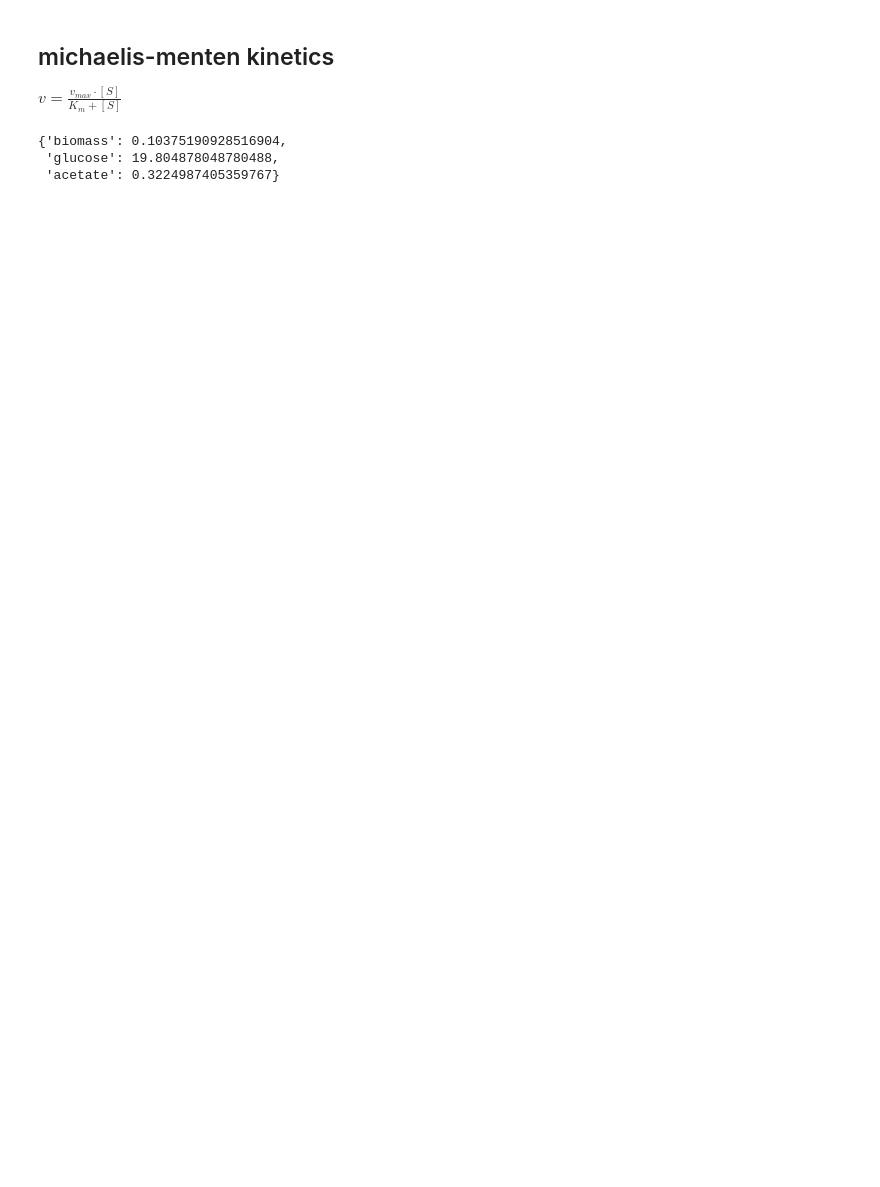
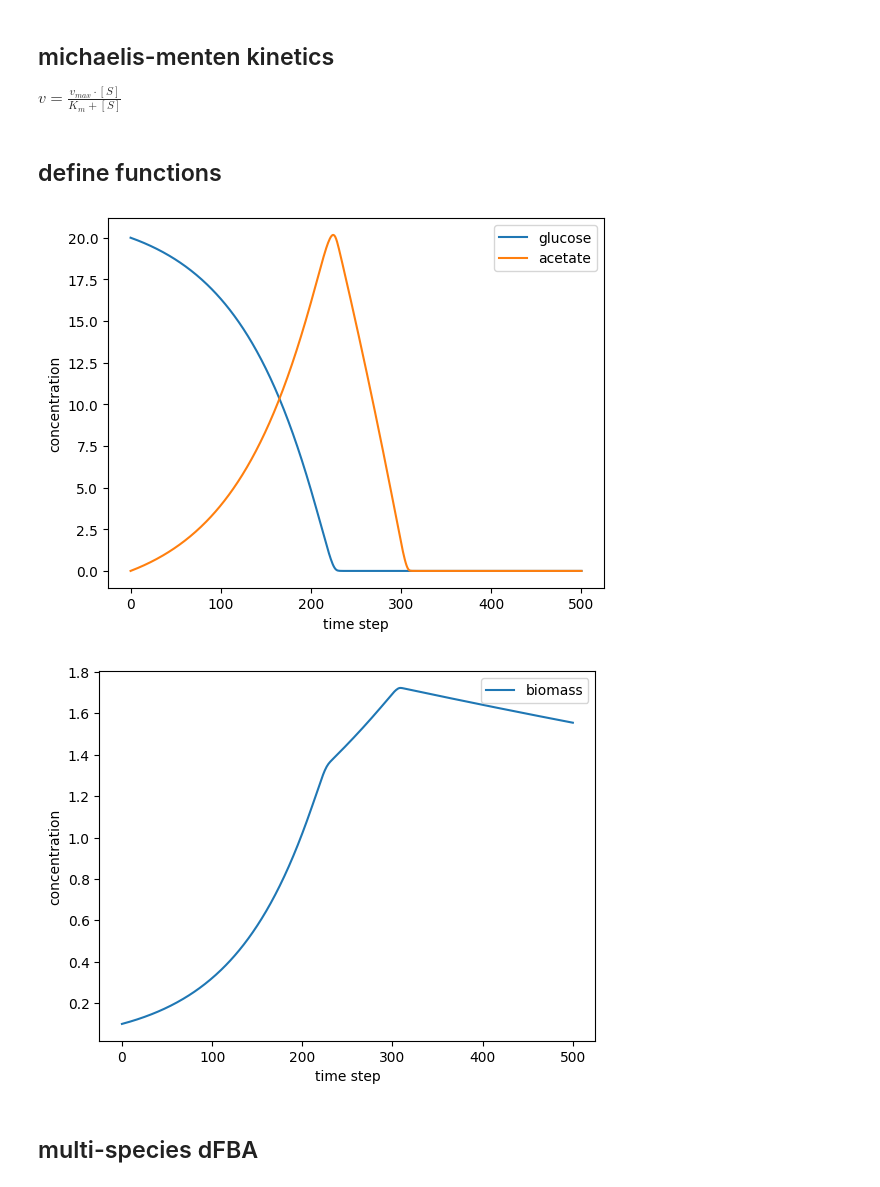
Before and after one commit to eagmon/notebook_tests, a Jupyter notebook: sim_study_work_dfba.ipynb, the cells around one changed output. Drawn from its saved outputs; the diff is of its cells as text; code cells hidden in the pictures; blank space fills up the shorter version.

Commit message:
dfba work

```diff
--- a/sim_study_work_dfba.ipynb
+++ b/sim_study_work_dfba.ipynb
@@ -25,3 +45,5 @@ ecoli
 $
 v = \frac{v_{max} \cdot [S]}{K_m + [S]}
 $
+# %% [markdown]
+## define functions
@@ -28,44 +130,4 @@ $
 # %%
-# define the function
-def perform_dfba(
-    model,
-    initial_conditions,
-    kinetic_params,
-    reaction_names,
-    biomass_name_map,
-    dt,
-):
-    updated_state = initial_conditions.copy()
-
-    for substrate_id, reaction_id in reaction_names.items():
-        Km, Vmax = kinetic_params[substrate_id]
-        substrate_concentration = initial_conditions[substrate_id]
-
-        # calculate michaelis-menten flux
-        flux = Vmax * substrate_concentration / (Km + substrate_concentration)
-
-        # use the flux to constrain fba
-        model.reactions.get_by_id(reaction_id).lower_bound = -flux
-
-    # solve fba under these constraints
-    solution = model.optimize()
-
-    # gather the results
-    ## update biomass
-    biomass_growth_rate = solution.fluxes[biomass_name_map[1]]
-    current_biomass = updated_state[biomass_name_map[0]]
-    updated_state[biomass_name_map[0]] += biomass_growth_rate * current_biomass * dt
-
-    ## update substrates
-    for substrate_id, reaction_id in reaction_names.items():
-        flux = solution.fluxes[reaction_id]
-        current_substrate_conc = updated_state[substrate_id]
-        updated_state[substrate_id] += flux * current_biomass * dt
-
-    return updated_state
-
-
-
 # example
 conditions1 = {
     'biomass': 0.1,  # initial biomass concentration
@@ -82,19 +144,27 @@ rxn_name_map = {
 }
 biomass_name_map = ('biomass', 'Biomass_Ecoli_core')
 
-time_interval = 1
+# define simulation timescale
+time_interval = 0.1  # how long is a single timestep?
+total_steps = 500  # how many steps of dfba do we want to run?
 
 # call the dfba function and get results
 dfba_results = perform_dfba(
     model=ecoli,
     initial_conditions=conditions1,
     kinetic_params=kinetics1,
-    reaction_names=rxn_name_map,
+    substrate_to_reaction_map=rxn_name_map,
     biomass_name_map=biomass_name_map,
-    dt=time_interval
+    dt=time_interval,
+    total_steps=total_steps,
 )
-dfba_results
-# %% [output]
-{'biomass': 0.10375190928516904,
- 'glucose': 19.804878048780488,
- 'acetate': 0.3224987405359767}
+# %%
+nutrient_results = {key: value for key, value in dfba_results.items() if key != 'biomass'}
+biomass_results = {key: value for key, value in dfba_results.items() if key == 'biomass'}
+plot_dfba_results(total_steps, nutrient_results)
+plot_dfba_results(total_steps, biomass_results)
+# %% [output]
+[figure, added]
+[figure, added]
+# %% [markdown]
+## multi-species dFBA
```
Also changed, not shown: parts of 7 cells of this notebook.
